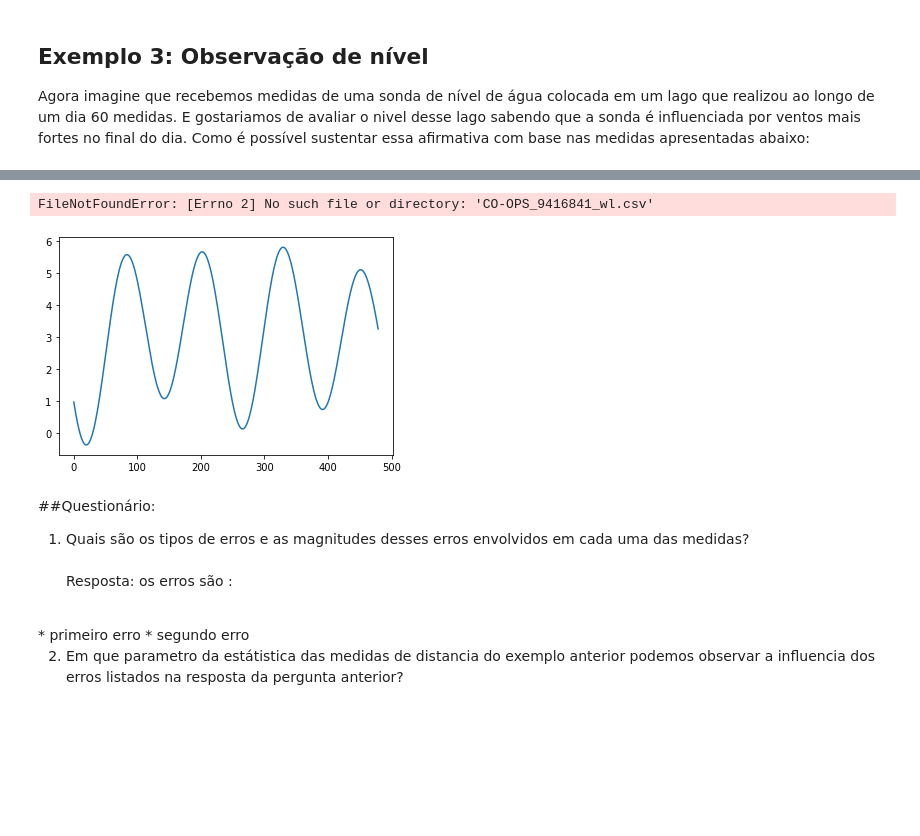
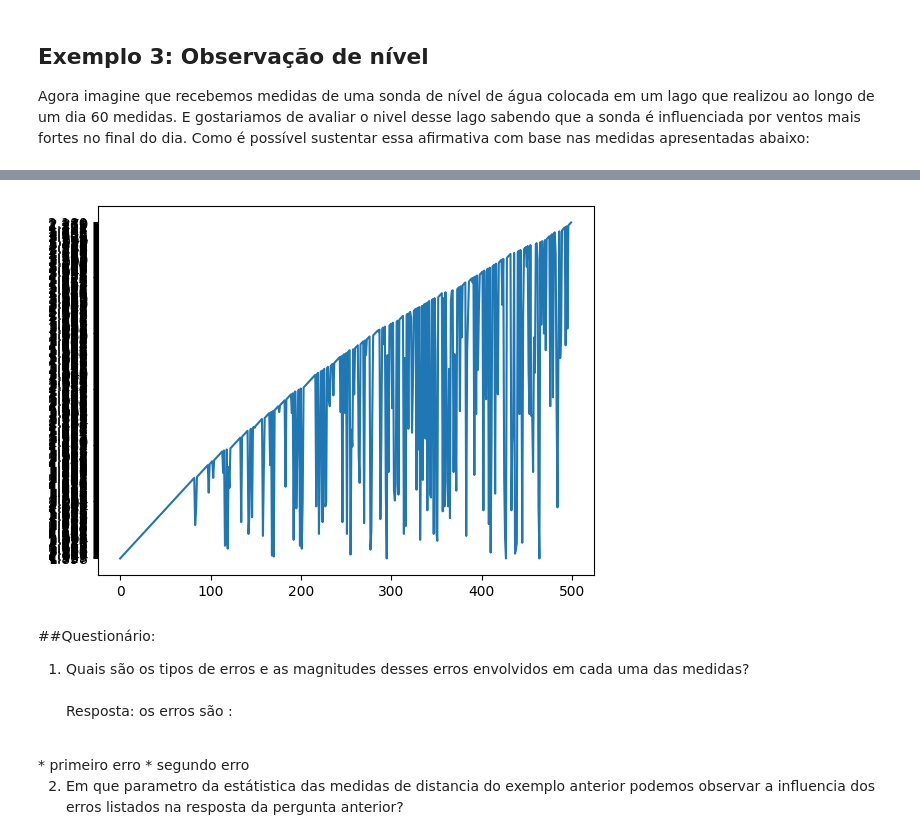
Before and after one commit to Alixandrini/ENGJ22, a Jupyter notebook: Aula 1/Aula1 - ENGJ22.ipynb, the cells around one changed output, grey strips where cells are left out. Drawn from its saved outputs; the diff is of its cells as text; code cells hidden in the pictures; blank space fills up the shorter version.

```diff
--- a/Aula 1/Aula1 - ENGJ22.ipynb
+++ b/Aula 1/Aula1 - ENGJ22.ipynb
@@ -163,16 +162,14 @@ with open('C:/Users/alixa/Documents/ENGJ22 - Ajustamento de Observações Geodé
 # %%
-dados=pd.read_csv('CO-OPS_9416841_wl.csv')
+dados=pd.read_csv('/content/pric_prs.csv')
-# %% [output]
-FileNotFoundError: [Errno 2] No such file or directory: 'CO-OPS_9416841_wl.csv'
 # %%
 tempo=dados.iloc[0:500,1]
 nivel=dados.iloc[0:500,2]
 # %%
 # Assim se faz um comentário em Pyhton
-matplotlib.pyplot.plot( nivel)
+matplotlib.pyplot.plot( nivel[1000:1500])
 matplotlib.pyplot.show()
 # %% [output]
-[figure, old version]
+[figure, new version]
 # %% [markdown]
 ##Questionário:
 
```
Also changed, not shown: parts of 3 cells of this notebook, 1 other file.
